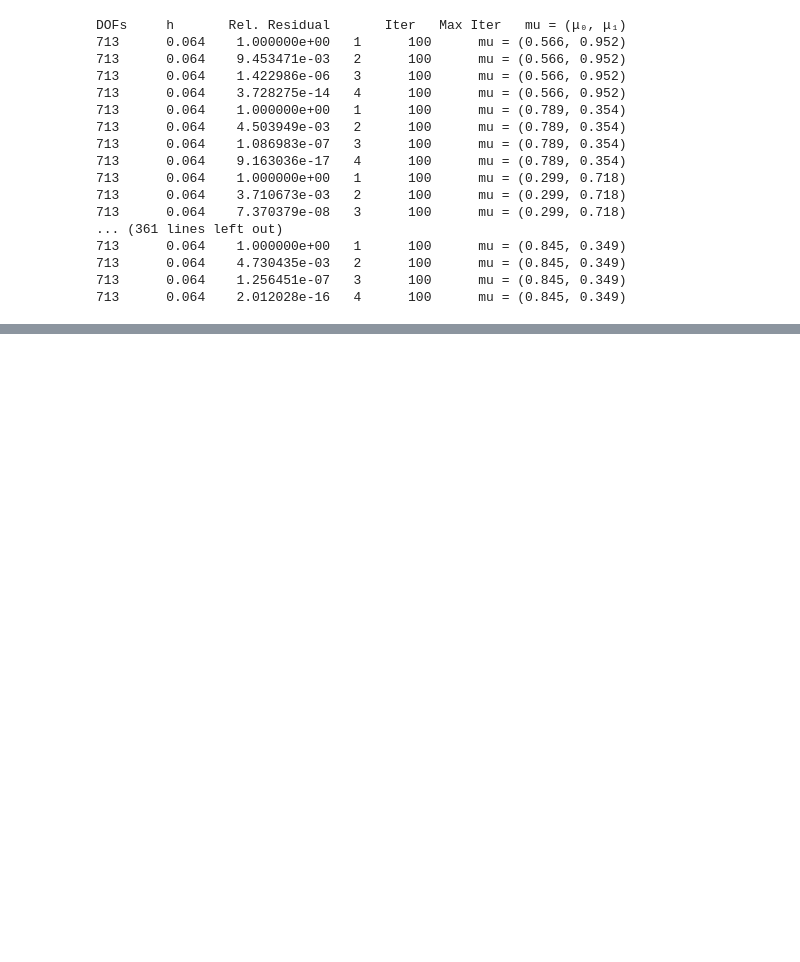
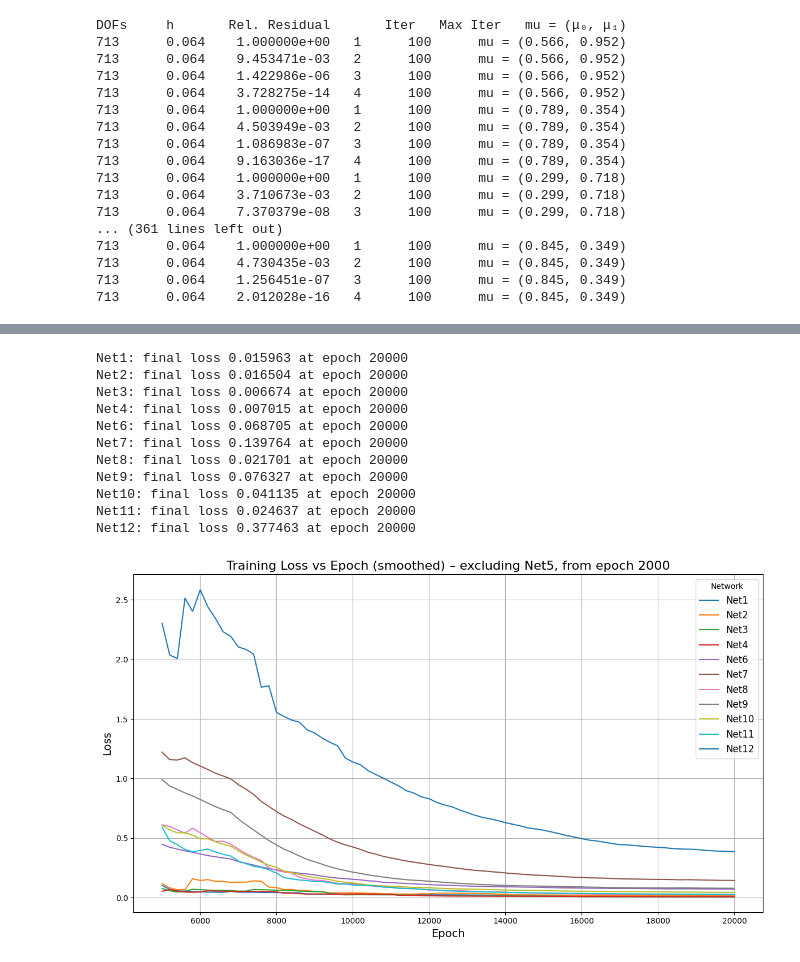
Before and after one commit to aurona23/progetto-MOR, a Jupyter notebook: pinn_project.ipynb, the cells around one changed output, grey strips where cells are left out. Cells and saved outputs as stored; diff of their text form; code cells hidden in the pictures; blank space fills up the shorter version.

```diff
--- a/pinn_project.ipynb
+++ b/pinn_project.ipynb
@@ -155,9 +23,0 @@ def train_pinn(net, epochs=5000, N_interior=1000, N_boundary=200, lr=1e-3,
-# %%
-net = Net()
-train_pinn(net,
-           epochs=10000,
-           N_interior=1000,
-           N_boundary=200,
-           lr=1e-3,
-           mu0_range=(0.1, 1.0),
-           mu1_range=(0.1, 1.0))
@@ -443,0 +582,9 @@ NameError: name 'shape' is not defined
+# %%
+net = Net()
+train_pinn(net,
+           epochs=10000,
+           N_interior=1500,
+           N_boundary=200,
+           lr=1e-3,
+           mu0_range=(0.1, 1.0),
+           mu1_range=(0.1, 1.0))
@@ -443,0 +705,60 @@ NameError: name 'shape' is not defined
+# %%
+import pandas as pd
+import matplotlib.pyplot as plt
+
+csv_path = "./training_log_lambda1.000.csv"
+
+# ---------- 1. lettura -------------------------------------------------
+df = pd.read_csv(csv_path)          # header=0 riconosciuto
+
+# ---------- 2. pulizia lambda_weight ----------------------------------
+lambda_col = "lambda_weight;;;;;;;;"
+df[lambda_col] = (
+    df[lambda_col]
+    .astype(str)            # sicuro che sia stringa
+    .str.replace(";", "", regex=False)   # rimuovi tutti i ;
+    .astype(float)
+)
+
+# ---------- 3. cast numerico delle colonne chiave ---------------------
+num_cols = ["epoch", "loss", "pde_loss", "bc_loss"]
+df[num_cols] = df[num_cols].apply(pd.to_numeric, errors="coerce")
+df = df.dropna(subset=num_cols)     # scarta righe con NaN (se ce ne sono)
+df["epoch"] = df["epoch"].astype(int)
+
+# ---------- 4. plot ----------------------------------------------------
+nets = [n for n in df["net"].unique() if n.lower() != "net5"]
+
+plt.figure(figsize=(12, 7))
+
+for net in nets:
+    dfn = df[(df["net"] == net) & (df["epoch"] >= 5000)].sort_values("epoch")
+    if dfn.empty:
+        continue
+
+    loss_smooth = dfn["loss"].rolling(window=10, min_periods=1).mean()
+    plt.plot(dfn["epoch"], loss_smooth, label=net)
+
+    final_loss = dfn["loss"].iloc[-1]
+    print(f"{net}: final loss {final_loss:.6f} at epoch {dfn['epoch'].iloc[-1]}")
+
+plt.xlabel("Epoch", fontsize=14)
+plt.ylabel("Loss", fontsize=14)
+plt.title("Training Loss vs Epoch (smoothed) – excluding Net5, from epoch 2000", fontsize=16)
+plt.legend(title="Network", fontsize=12)
+plt.grid(True)
+plt.tight_layout()
+plt.show()
+# %% [output]
+Net1: final loss 0.015963 at epoch 20000
+Net2: final loss 0.016504 at epoch 20000
+Net3: final loss 0.006674 at epoch 20000
+Net4: final loss 0.007015 at epoch 20000
+Net6: final loss 0.068705 at epoch 20000
+Net7: final loss 0.139764 at epoch 20000
+Net8: final loss 0.021701 at epoch 20000
+Net9: final loss 0.076327 at epoch 20000
+Net10: final loss 0.041135 at epoch 20000
+Net11: final loss 0.024637 at epoch 20000
+Net12: final loss 0.377463 at epoch 20000
+[figure, added]
```
Also changed, not shown: parts of 46 cells of this notebook, 9 other files.
